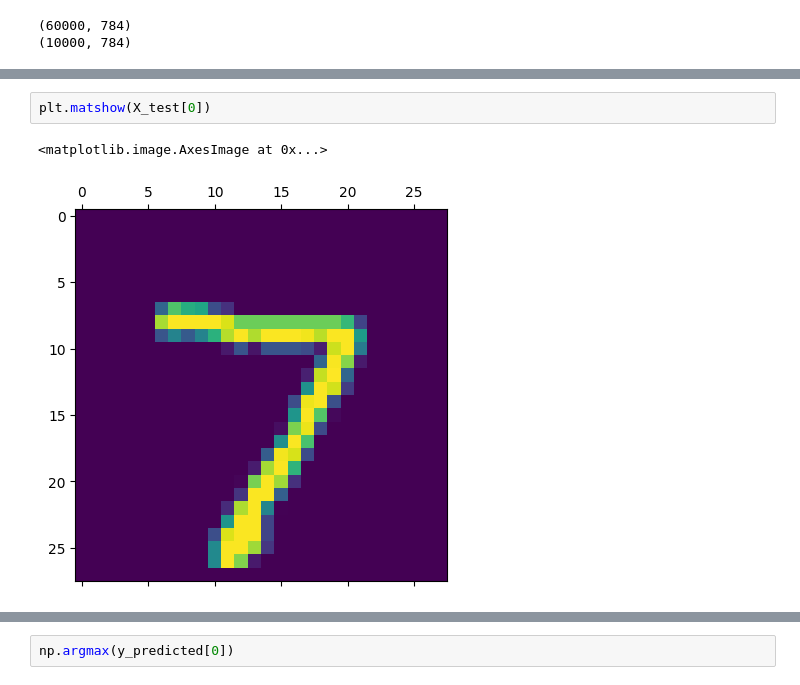
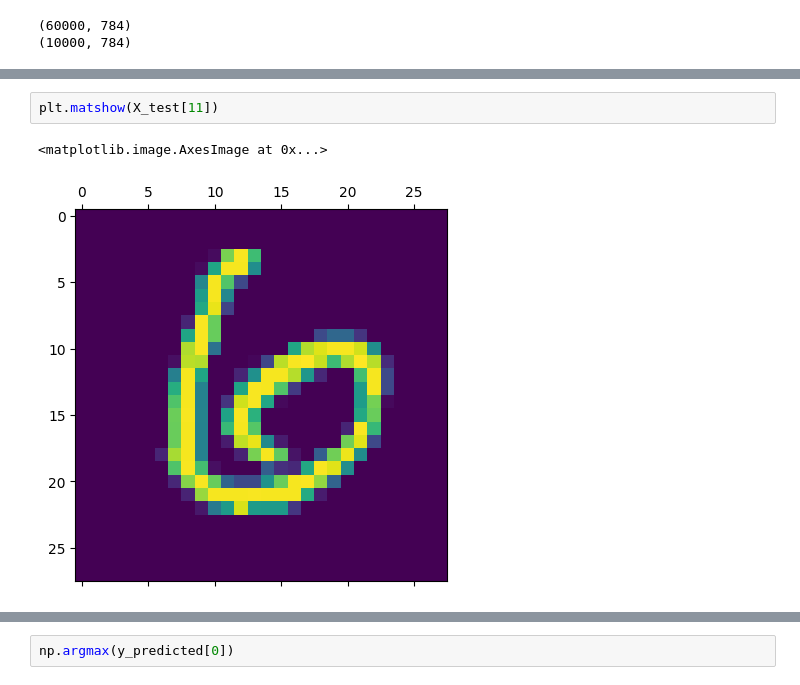
Before and after one commit to m-karakus/veri-bilimi-kursu, a Jupyter notebook: kaggle/deep-learning-e-itim-serisi.ipynb, the cells around one changed output, grey strips where cells are left out. Cells and saved outputs as stored; diff of their text form.

```diff
--- a/kaggle/deep-learning-e-itim-serisi.ipynb
+++ b/kaggle/deep-learning-e-itim-serisi.ipynb
@@ -142,8 +126,8 @@ model.evaluate(X_test_flattened, y_test)
 # %%
-plt.matshow(X_test[0])
+plt.matshow(X_test[11])
 # %% [output]
 <matplotlib.image.AxesImage at 0x...>
-[figure, old version]
+[figure, new version]
 # %%
 y_predicted = model.predict(X_test_flattened)
 y_predicted[0]
```
Also changed, not shown: parts of 21 cells of this notebook.
